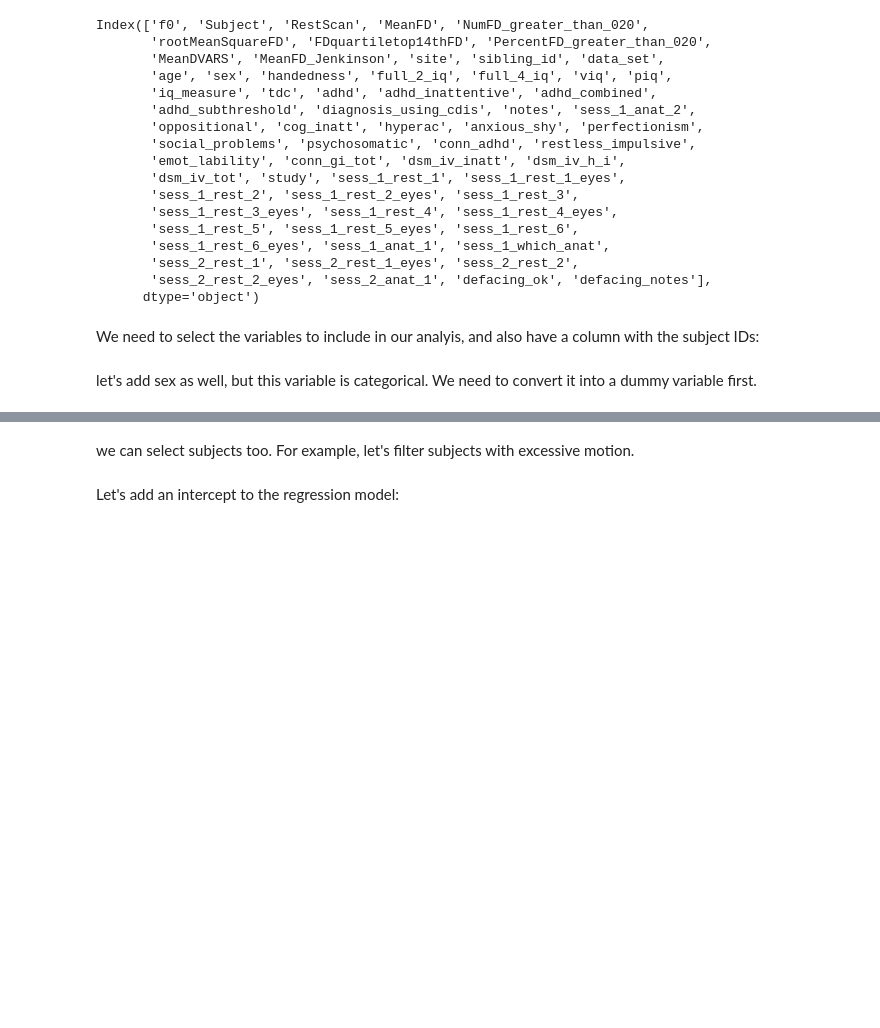
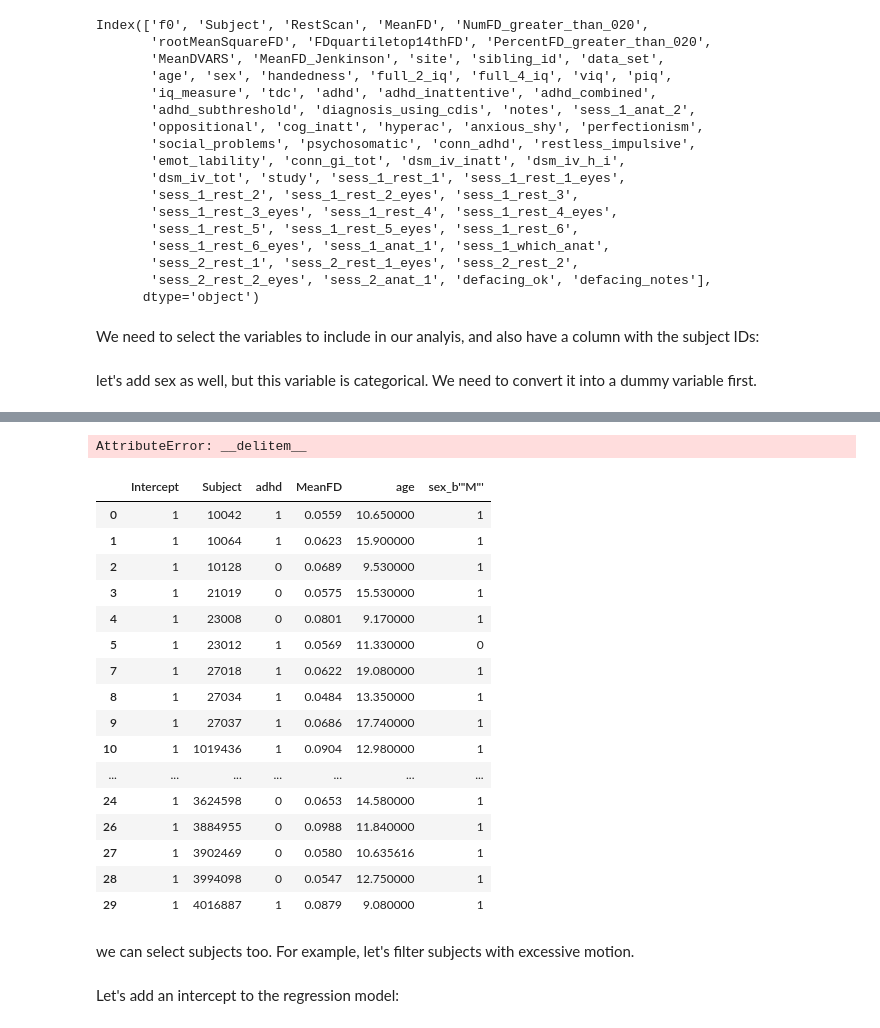
Before and after one commit to SIMEXP/bwas_wrapper, a Jupyter notebook: bwas_demo.ipynb, the cells around one changed output, grey strips where cells are left out. Saved outputs shown, nothing was run; the diff lists cells and outputs as text; code cells hidden in the pictures; blank space fills up the shorter version.

```diff
--- a/bwas_demo.ipynb
+++ b/bwas_demo.ipynb
@@ -43,3 +72,29 @@ let's add sex as well, but this variable is categorical. We need to convert it i
+# %%
+labels = model.columns
+del labels[[item not in ["Subject", "age"] for item in labels]]
+labels
+# %% [output]
+AttributeError: __delitem__
+# %%
+model[model.columns]
+# %% [output]
+|  | Intercept | Subject | adhd | MeanFD | age | sex_b'"M"' |
+| 0 | 1 | 10042 | 1 | 0.0559 | 10.650000 | 1 |
+| 1 | 1 | 10064 | 1 | 0.0623 | 15.900000 | 1 |
+| 2 | 1 | 10128 | 0 | 0.0689 | 9.530000 | 1 |
+| 3 | 1 | 21019 | 0 | 0.0575 | 15.530000 | 1 |
+| 4 | 1 | 23008 | 0 | 0.0801 | 9.170000 | 1 |
+| 5 | 1 | 23012 | 1 | 0.0569 | 11.330000 | 0 |
+| 7 | 1 | 27018 | 1 | 0.0622 | 19.080000 | 1 |
+| 8 | 1 | 27034 | 1 | 0.0484 | 13.350000 | 1 |
+| 9 | 1 | 27037 | 1 | 0.0686 | 17.740000 | 1 |
+| 10 | 1 | 1019436 | 1 | 0.0904 | 12.980000 | 1 |
+| ... | ... | ... | ... | ... | ... | ... |
+| 24 | 1 | 3624598 | 0 | 0.0653 | 14.580000 | 1 |
+| 26 | 1 | 3884955 | 0 | 0.0988 | 11.840000 | 1 |
+| 27 | 1 | 3902469 | 0 | 0.0580 | 10.635616 | 1 |
+| 28 | 1 | 3994098 | 0 | 0.0547 | 12.750000 | 1 |
+| 29 | 1 | 4016887 | 1 | 0.0879 | 9.080000 | 1 |
 # %%
 sex = pd.get_dummies(data['sex'], prefix='sex', drop_first=True) # drop_first is applied because the model will include an intercept
 model = pd.concat([model, sex], axis=1)
```
Also changed, not shown: parts of 4 cells of this notebook, 1 other file.
